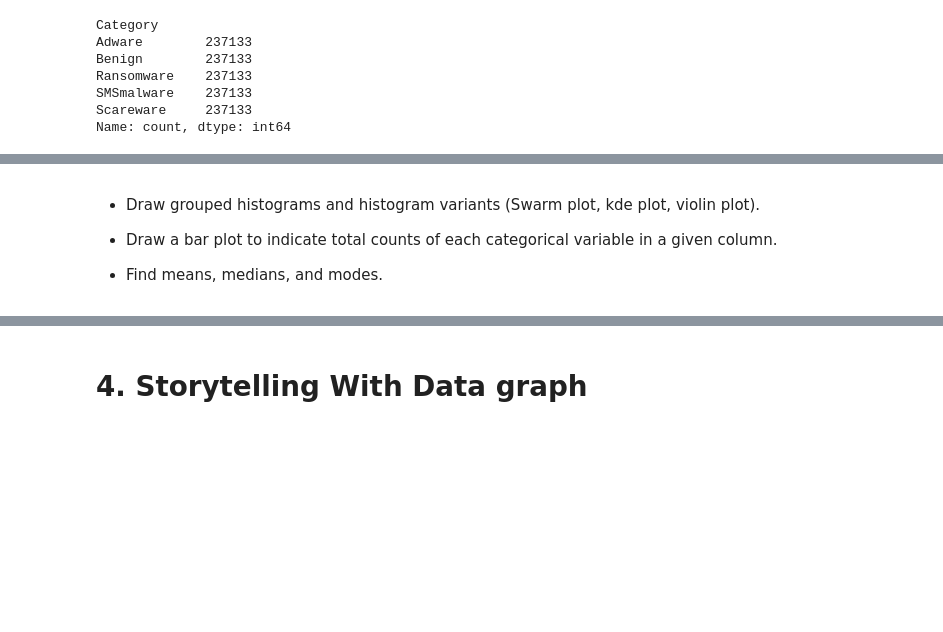
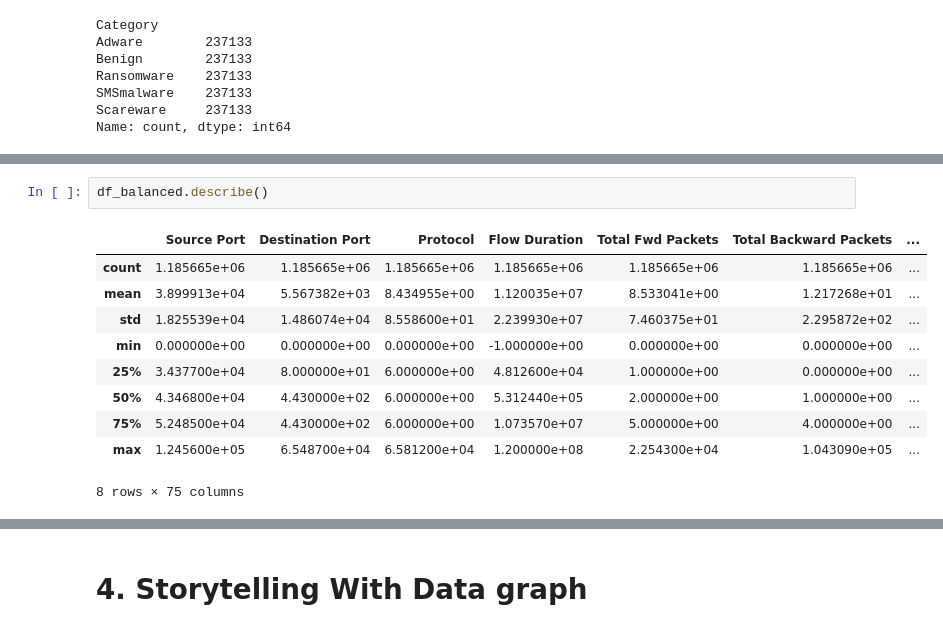
Before and after one commit to 4nuG/ai_for_leaders, a Jupyter notebook: OMDS-ModB2-Week4-Gurung-Anushreeya.ipynb, the cells around one changed output, grey strips where cells are left out. Cells and saved outputs as stored; diff of their text form; blank space fills up the shorter version.

```diff
--- a/OMDS-ModB2-Week4-Gurung-Anushreeya.ipynb
+++ b/OMDS-ModB2-Week4-Gurung-Anushreeya.ipynb
@@ -247,6 +188,13 @@ plt.show()
-# %% [markdown]
-- Draw grouped histograms and histogram variants (Swarm plot, kde plot, violin plot).
-
-- Draw a bar plot to indicate total counts of each categorical variable in a given column.
-
-- Find means, medians, and modes.
+# %%
+df_balanced.describe()
+# %% [output]
+|  | Source Port | Destination Port | Protocol | Flow Duration | Total Fwd Packets | Total Backward Packets | ... |
+| count | 1.185665e+06 | 1.185665e+06 | 1.185665e+06 | 1.185665e+06 | 1.185665e+06 | 1.185665e+06 | ... |
+| mean | 3.899913e+04 | 5.567382e+03 | 8.434955e+00 | 1.120035e+07 | 8.533041e+00 | 1.217268e+01 | ... |
+| std | 1.825539e+04 | 1.486074e+04 | 8.558600e+01 | 2.239930e+07 | 7.460375e+01 | 2.295872e+02 | ... |
+| min | 0.000000e+00 | 0.000000e+00 | 0.000000e+00 | -1.000000e+00 | 0.000000e+00 | 0.000000e+00 | ... |
+| 25% | 3.437700e+04 | 8.000000e+01 | 6.000000e+00 | 4.812600e+04 | 1.000000e+00 | 0.000000e+00 | ... |
+| 50% | 4.346800e+04 | 4.430000e+02 | 6.000000e+00 | 5.312440e+05 | 2.000000e+00 | 1.000000e+00 | ... |
+| 75% | 5.248500e+04 | 4.430000e+02 | 6.000000e+00 | 1.073570e+07 | 5.000000e+00 | 4.000000e+00 | ... |
+| max | 1.245600e+05 | 6.548700e+04 | 6.581200e+04 | 1.200000e+08 | 2.254300e+04 | 1.043090e+05 | ... |
+8 rows × 75 columns
```
Also changed, not shown: parts of 9 cells of this notebook.
